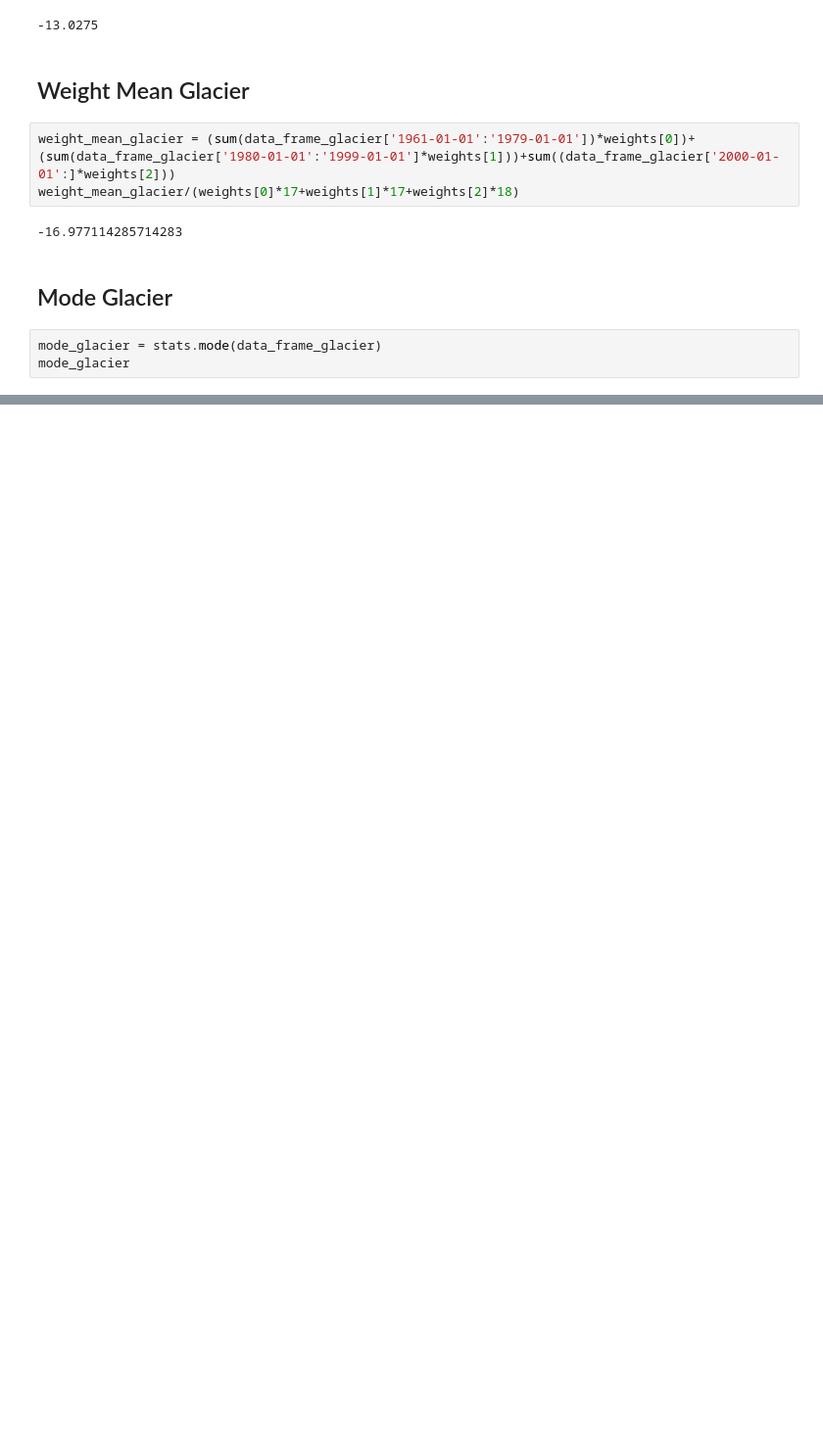
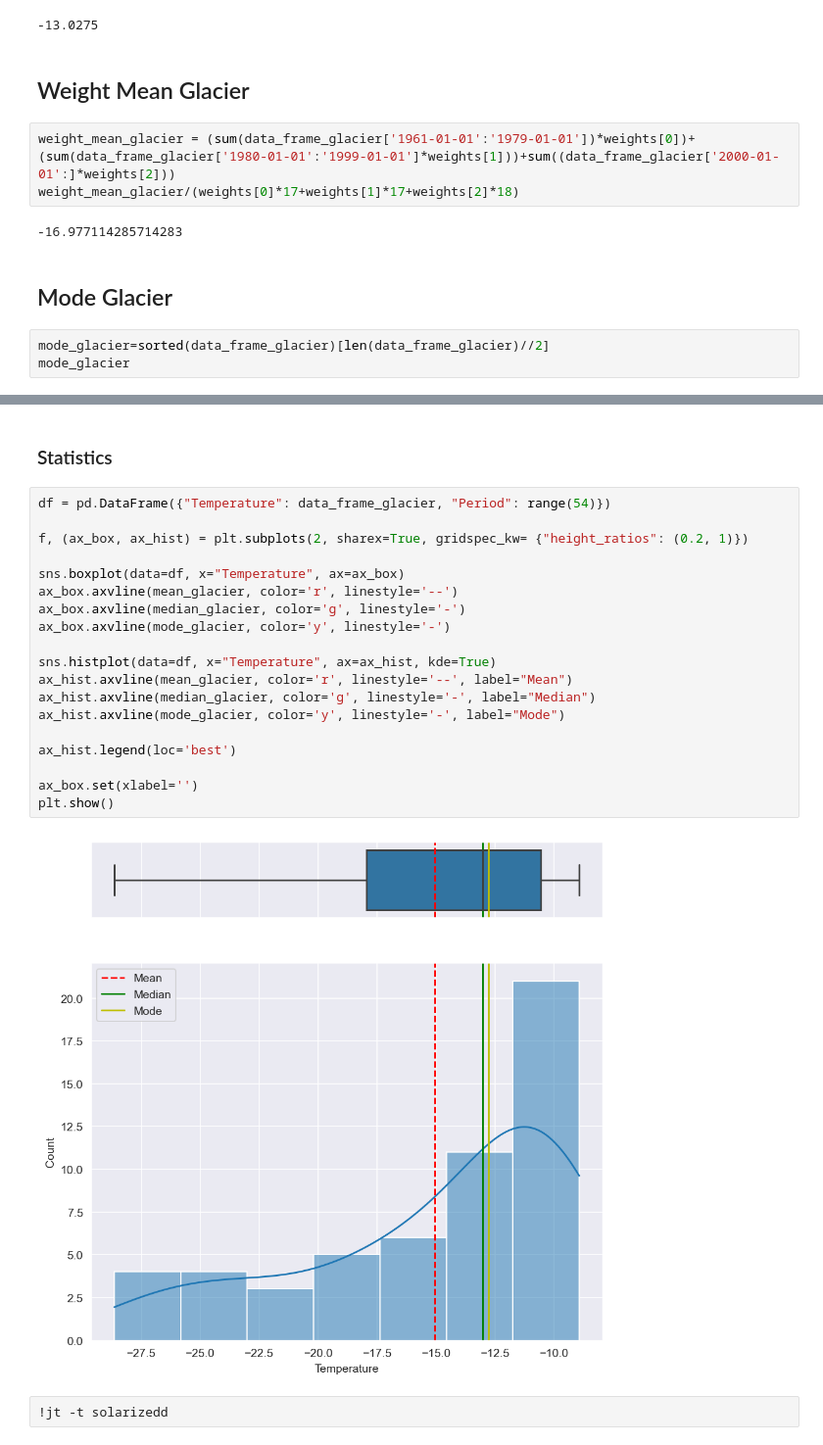
Before and after one commit to MCJ7/DataScienceProjectOne, a Jupyter notebook: climateChange.ipynb, the cells around one changed output, grey strips where cells are left out. Shown at 98% size. Cells and saved outputs as stored; diff of their text form; blank space fills up the shorter version.

```diff
--- a/climateChange.ipynb
+++ b/climateChange.ipynb
@@ -150,6 +153,6 @@ weight_mean_glacier/(weights[0]*17+weights[1]*17+weights[2]*18)
 # %% [markdown]
 ## Mode Glacier
 # %%
-mode_glacier = stats.mode(data_frame_glacier)
+mode_glacier=sorted(data_frame_glacier)[len(data_frame_glacier)//2]
 mode_glacier
 # %% [output]
@@ -227,0 +212,25 @@ plt.show()
+# %% [markdown]
+### Statistics
+# %%
+df = pd.DataFrame({"Temperature": data_frame_glacier, "Period": range(54)})
+
+f, (ax_box, ax_hist) = plt.subplots(2, sharex=True, gridspec_kw= {"height_ratios": (0.2, 1)})
+
+sns.boxplot(data=df, x="Temperature", ax=ax_box)
+ax_box.axvline(mean_glacier, color='r', linestyle='--')
+ax_box.axvline(median_glacier, color='g', linestyle='-')
+ax_box.axvline(mode_glacier, color='y', linestyle='-')
+
+sns.histplot(data=df, x="Temperature", ax=ax_hist, kde=True)
+ax_hist.axvline(mean_glacier, color='r', linestyle='--', label="Mean")
+ax_hist.axvline(median_glacier, color='g', linestyle='-', label="Median")
+ax_hist.axvline(mode_glacier, color='y', linestyle='-', label="Mode")
+
+ax_hist.legend(loc='best')
+
+ax_box.set(xlabel='')
+plt.show()
+# %% [output]
+[figure, added]
+# %%
+!jt -t solarizedd
```
Also changed, not shown: parts of 36 cells of this notebook, 9 other files.
